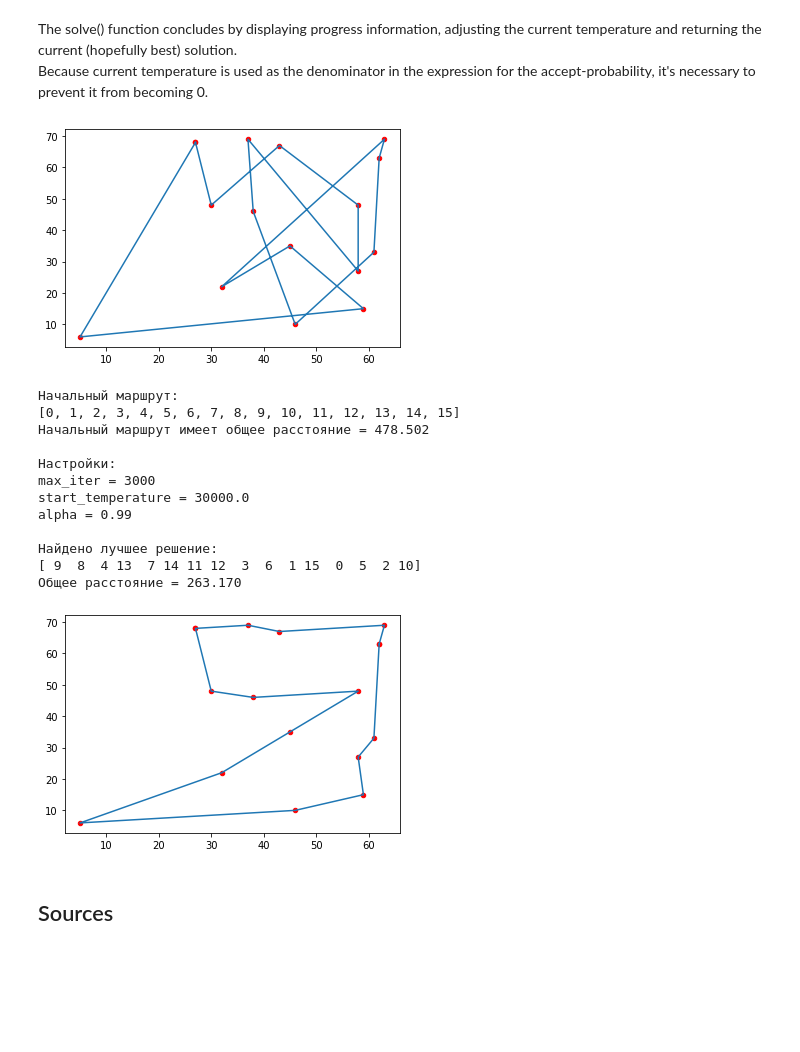
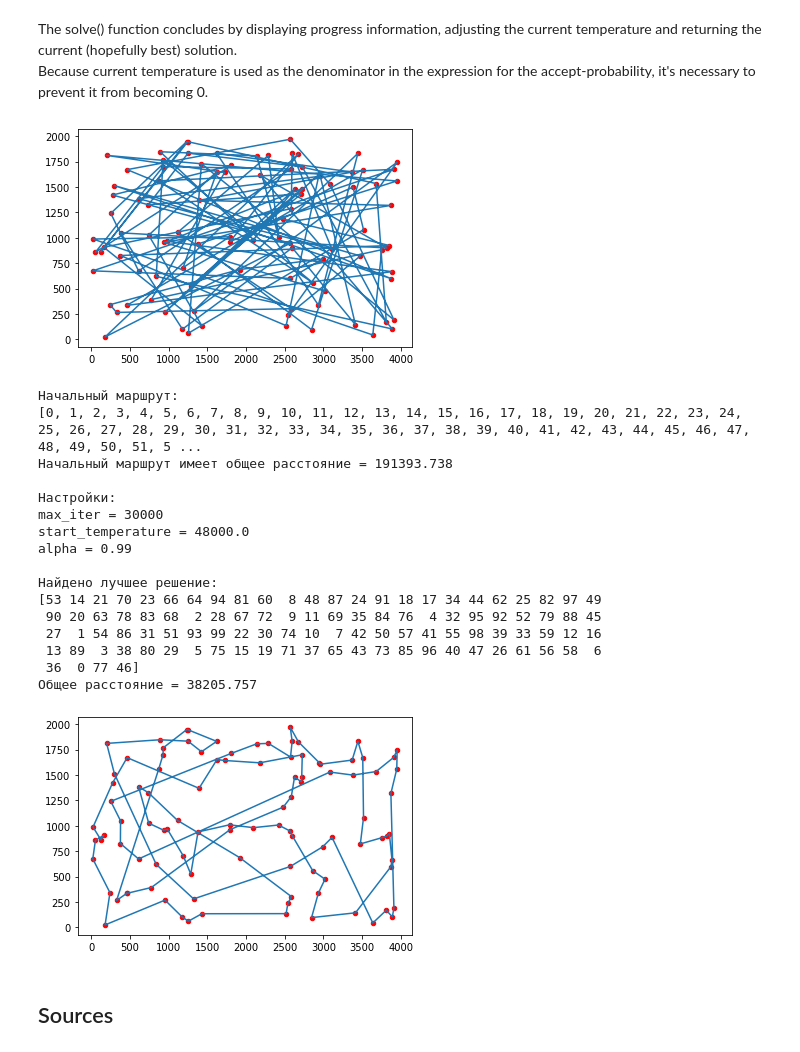
Before and after one commit to sergeysobolev-spbu/aiml-application-spring-2022, a Jupyter notebook: notebook team3.ipynb, the cells around one changed output. Saved outputs shown, nothing was run; the diff lists cells and outputs as text; code cells hidden in the pictures; blank space fills up the shorter version.

```diff
--- a/notebook team3.ipynb
+++ b/notebook team3.ipynb
@@ -132,8 +136,8 @@ print("Начальный маршрут:")
 print(route)
 print("Начальный маршрут имеет общее расстояние = %0.3f" % distance_along_the_route(points,route))
 rnd = np.random.RandomState(4)
-max_iter = 3000#24000
-start_temperature = 30000.0#500000.0
+max_iter = 30000#24000
+start_temperature = 48000.0#500000.0
 alpha = 0.99    #The temperature decrease is controlled by the alpha value: T=T*alpha
 print("\nНастройки: ")
 print("max_iter = %d " % max_iter)
@@ -143,47 +147,51 @@ print("alpha = %0.2f " % alpha)
 #print("\n")
 new_route = solve(quantity_points,rnd,max_iter,start_temperature,alpha,points)
 
 print("\nНайдено лучшее решение:")
 print(new_route)
 dist = distance_along_the_route(points,new_route)
 print("Общее расстояние = %0.3f " % dist)
 
 #writing the result to a file
 f = open('output.txt', 'w')
 f.write(str(dist)+' 0'+'\n')
 stri = ''
 for i in new_route:
   stri = stri + str(i) + ' '
 f.write(stri)
 f.close()
 
 x.append(x[0])
 y.append(y[0])
 #rendering(x,y,render)
 new_x = []
 new_y = []
 for i in range(len(new_route)):
   new_x.append(x[new_route[i]])
   new_y.append(y[new_route[i]])
 new_x.append(x[new_route[0]])
 new_y.append(y[new_route[0]])
 
 rendering(new_x,new_y,render)
 # %% [output]
-[figure, old version]
+[figure, new version]
 Начальный маршрут:
-[0, 1, 2, 3, 4, 5, 6, 7, 8, 9, 10, 11, 12, 13, 14, 15]
-Начальный маршрут имеет общее расстояние = 478.502
+[0, 1, 2, 3, 4, 5, 6, 7, 8, 9, 10, 11, 12, 13, 14, 15, 16, 17, 18, 19, 20, 21, 22, 23, 24, 25, 26, 27, 28, 29, 30, 31, 32, 33, 34, 35, 36, 37, 38, 39, 40, 41, 42, 43, 44, 45, 46, 47, 48, 49, 50, 51, 5 ...
+Начальный маршрут имеет общее расстояние = 191393.738
 
 Настройки:
-max_iter = 3000
-start_temperature = 30000.0
+max_iter = 30000
+start_temperature = 48000.0
 alpha = 0.99
 
 Найдено лучшее решение:
-[ 9  8  4 13  7 14 11 12  3  6  1 15  0  5  2 10]
-Общее расстояние = 263.170
+[53 14 21 70 23 66 64 94 81 60  8 48 87 24 91 18 17 34 44 62 25 82 97 49
+ 90 20 63 78 83 68  2 28 67 72  9 11 69 35 84 76  4 32 95 92 52 79 88 45
+ 27  1 54 86 31 51 93 99 22 30 74 10  7 42 50 57 41 55 98 39 33 59 12 16
+ 13 89  3 38 80 29  5 75 15 19 71 37 65 43 73 85 96 40 47 26 61 56 58  6
+ 36  0 77 46]
+Общее расстояние = 38205.757
-[figure, old version]
+[figure, new version]
 # %% [markdown]
 ## Sources
 # %% [markdown]
```
Also changed, not shown: parts of 2 cells of this notebook, 2 other files.
